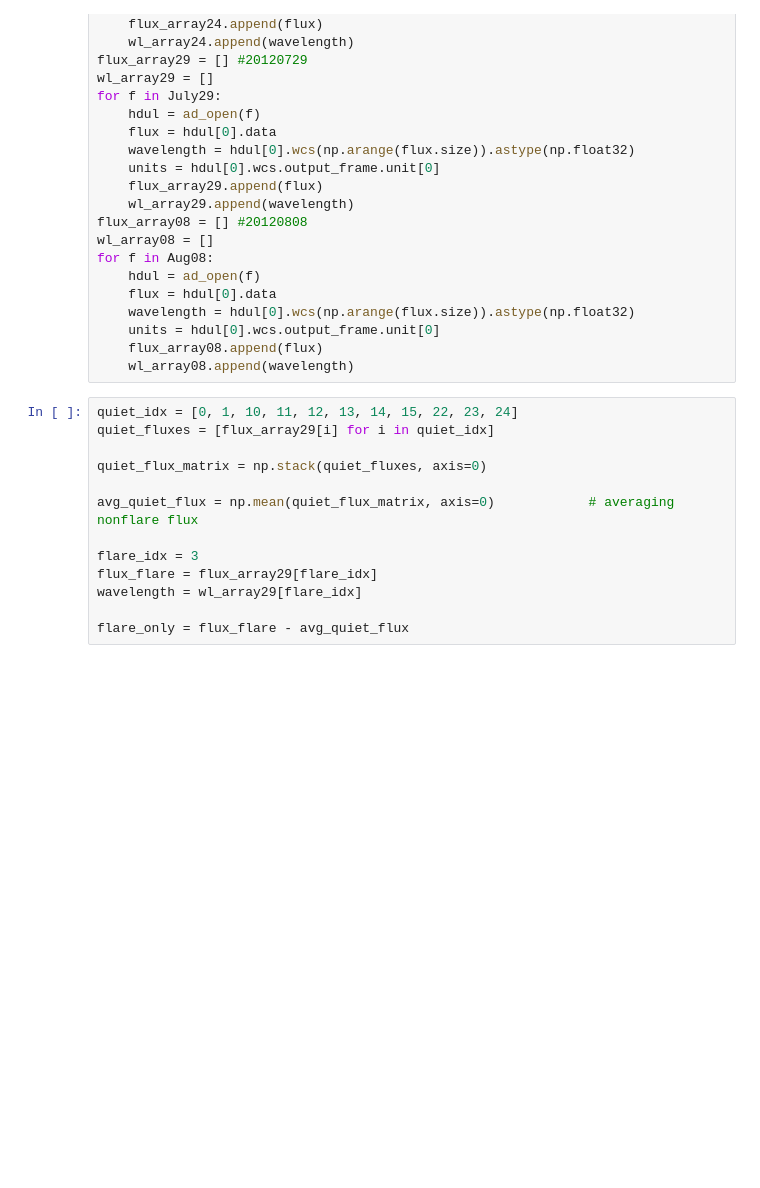
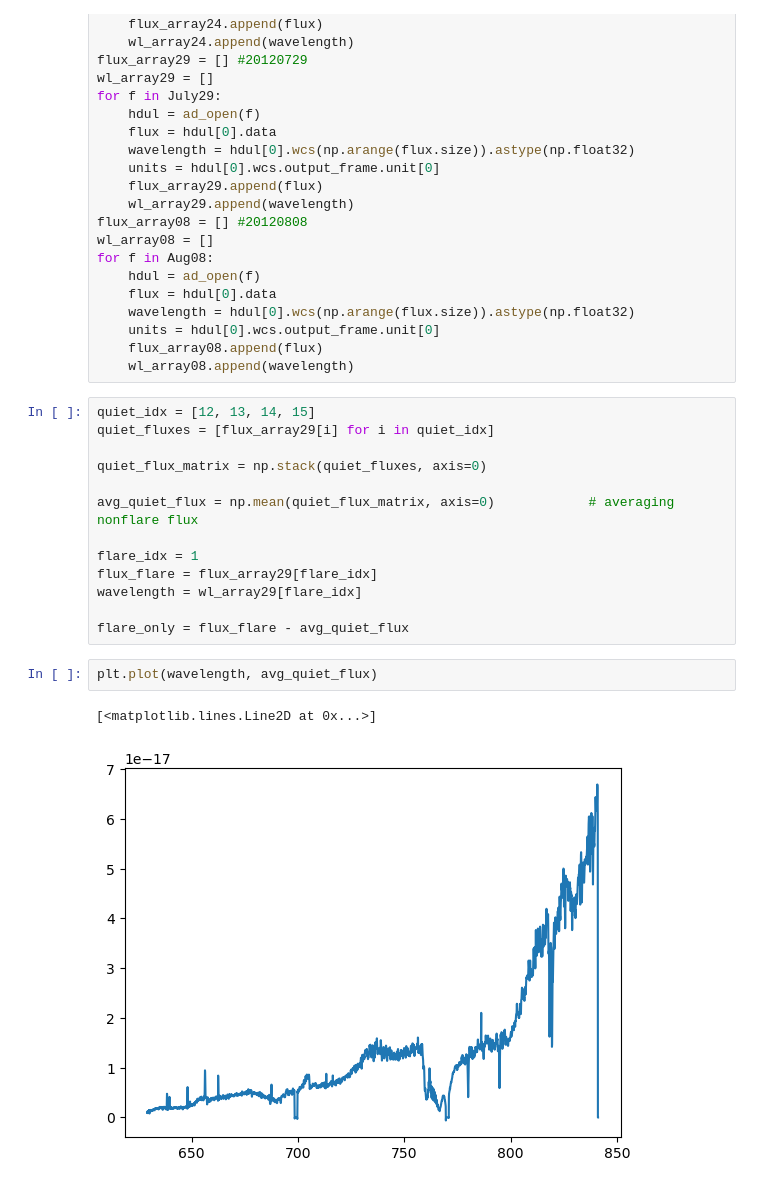
Before and after one commit to ashtonsouthwick/Summer2025, a Jupyter notebook: 1fitting.ipynb, the cells around one changed output. Saved outputs shown, nothing was run; the diff lists cells and outputs as text; blank space fills up the shorter version.

```diff
--- a/1fitting.ipynb
+++ b/1fitting.ipynb
@@ -73,18 +74,23 @@ for f in Aug08:
     flux_array08.append(flux)
     wl_array08.append(wavelength)
 # %%
-quiet_idx = [0, 1, 10, 11, 12, 13, 14, 15, 22, 23, 24]
+quiet_idx = [12, 13, 14, 15]
 quiet_fluxes = [flux_array29[i] for i in quiet_idx]
 
 quiet_flux_matrix = np.stack(quiet_fluxes, axis=0)
 
 avg_quiet_flux = np.mean(quiet_flux_matrix, axis=0)            # averaging nonflare flux
 
-flare_idx = 3
+flare_idx = 1
 flux_flare = flux_array29[flare_idx]
 wavelength = wl_array29[flare_idx]
 
 flare_only = flux_flare - avg_quiet_flux
+# %%
+plt.plot(wavelength, avg_quiet_flux)
+# %% [output]
+[<matplotlib.lines.Line2D at 0x...>]
+[figure, added]
 # %%
 plt.plot(wavelength, flare_only)           # maybe average out all non-flares and then subtract the average from the flares?
 # %% [output]
```
Also changed, not shown: parts of 5 cells of this notebook.
